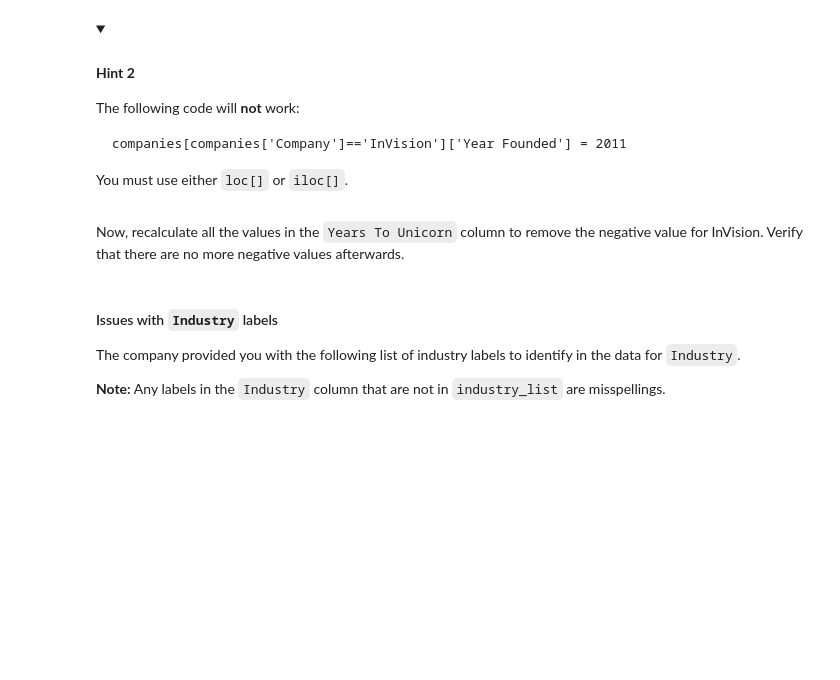
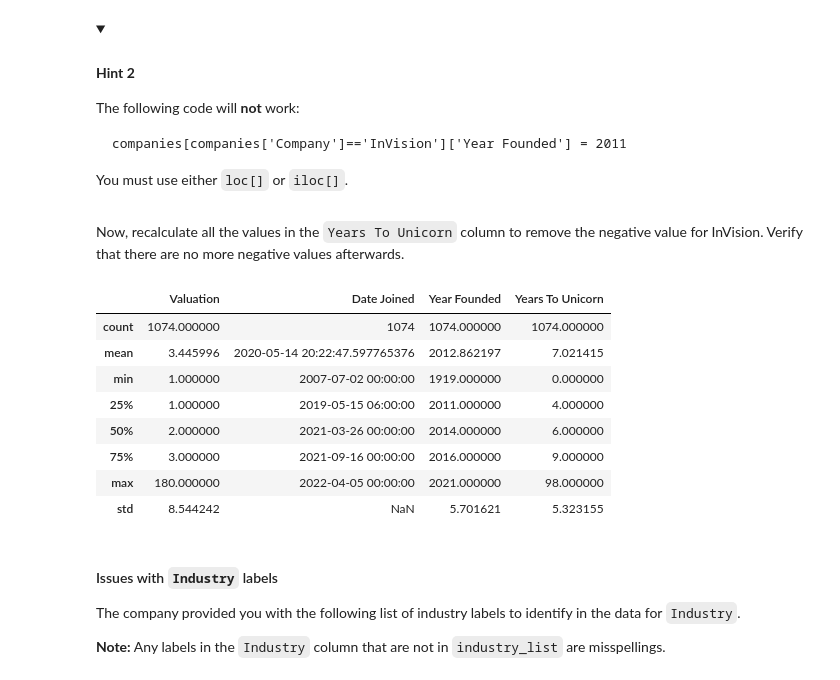
Before and after one commit to andrefsr/Google-Advanced-Data-Analytics-Certificate, a Jupyter notebook: Course 2/Atividades/Activity_Validate and clean your data/Activity_Validate and clean your data.ipynb, the cells around one changed output. Drawn from its saved outputs; the diff is of its cells as text; code cells hidden in the pictures; folded sections open; blank space fills up the shorter version.

```diff
--- a/Course 2/Atividades/Activity_Validate and clean your data/Activity_Validate and clean your data.ipynb
+++ b/Course 2/Atividades/Activity_Validate and clean your data/Activity_Validate and clean your data.ipynb
@@ -81,3 +89,8 @@ Notice that the data type of the `Date Joined` column is an `object`&mdash;in th
+# %%
+# Apply necessary datatype conversions.
+
+companies['Date Joined'] = pd.to_datetime(companies['Date Joined'])
+#display(companies.dtypes)
 # %% [markdown]
 ### Create a new column
 # %% [markdown]
@@ -191,11 +223,21 @@ Now, recalculate all the values in the `Years To Unicorn` column to remove the n
 # %%
 # Recalculate all values in the `Years To Unicorn` column
 
-### YOUR CODE HERE ###
+companies['Years To Unicorn'] = companies['Date Joined'].dt.year - companies['Year Founded']
 
 # Verify that there are no more negative values in the column
 
-### YOUR CODE HERE ###
+companies.describe()
+# %% [output]
+|  | Valuation | Date Joined | Year Founded | Years To Unicorn |
+| count | 1074.000000 | 1074 | 1074.000000 | 1074.000000 |
+| mean | 3.445996 | 2020-05-14 20:22:47.597765376 | 2012.862197 | 7.021415 |
+| min | 1.000000 | 2007-07-02 00:00:00 | 1919.000000 | 0.000000 |
+| 25% | 1.000000 | 2019-05-15 06:00:00 | 2011.000000 | 4.000000 |
+| 50% | 2.000000 | 2021-03-26 00:00:00 | 2014.000000 | 6.000000 |
+| 75% | 3.000000 | 2021-09-16 00:00:00 | 2016.000000 | 9.000000 |
+| max | 180.000000 | 2022-04-05 00:00:00 | 2021.000000 | 98.000000 |
+| std | 8.544242 | NaN | 5.701621 | 5.323155 |
 # %% [markdown]
 #### Issues with `Industry` labels
 
```
Also changed, not shown: parts of 43 cells of this notebook.
